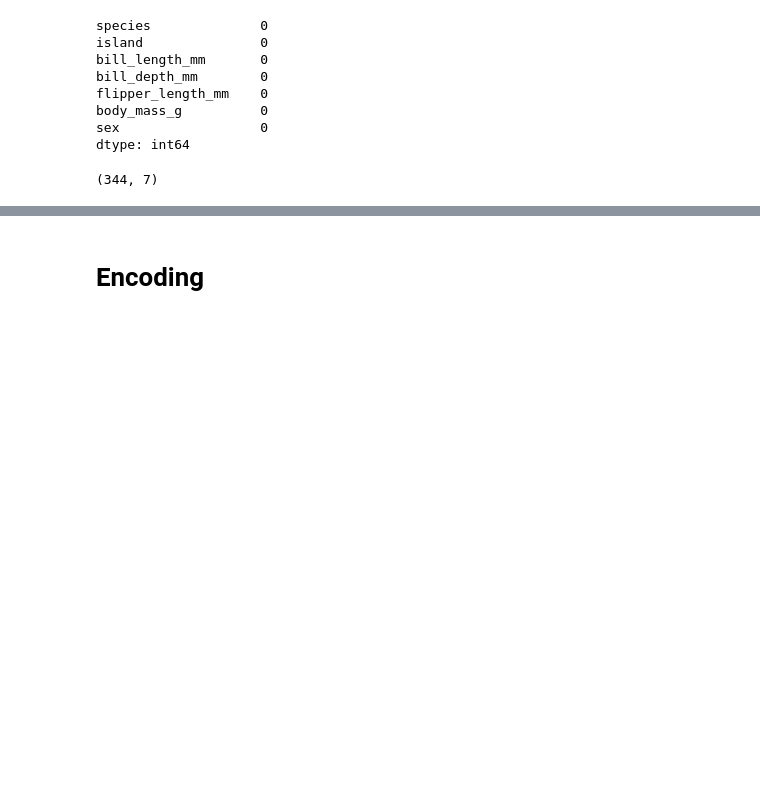
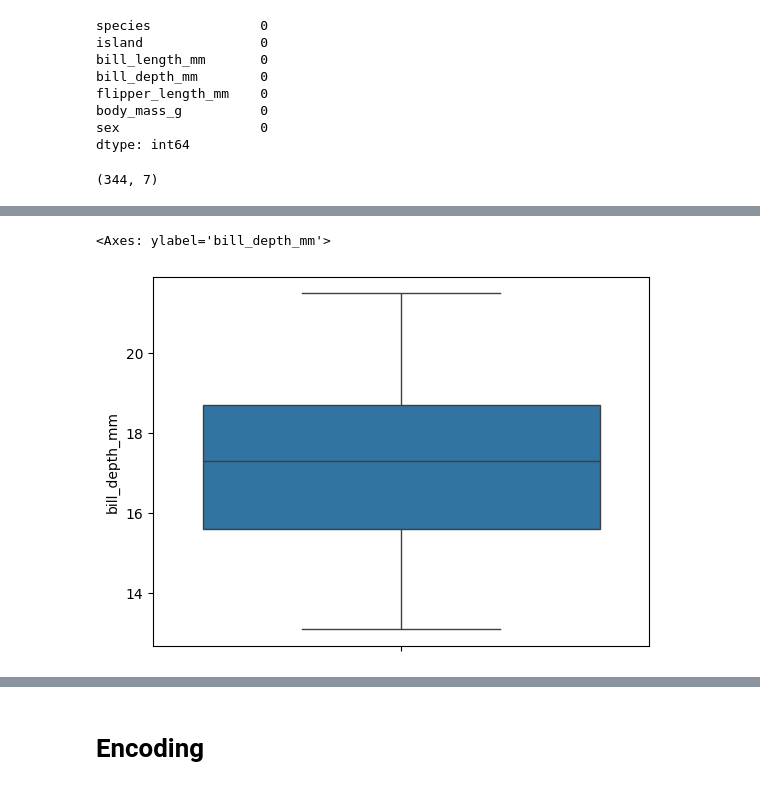
Before and after one commit to Bikram213/penguins_dataset_EDA., a Jupyter notebook: penguins_dataset_EDA.ipynb, the cells around one changed output, grey strips where cells are left out. Saved outputs shown, nothing was run; the diff lists cells and outputs as text; code cells hidden in the pictures; blank space fills up the shorter version.

```diff
--- a/penguins_dataset_EDA.ipynb
+++ b/penguins_dataset_EDA.ipynb
@@ -225,0 +220,5 @@ df1.head()
+# %%
+sns.boxplot(df['bill_depth_mm'])
+# %% [output]
+<Axes: ylabel='bill_depth_mm'>
+[figure, added]
```
Also changed, not shown: parts of 43 cells of this notebook.
